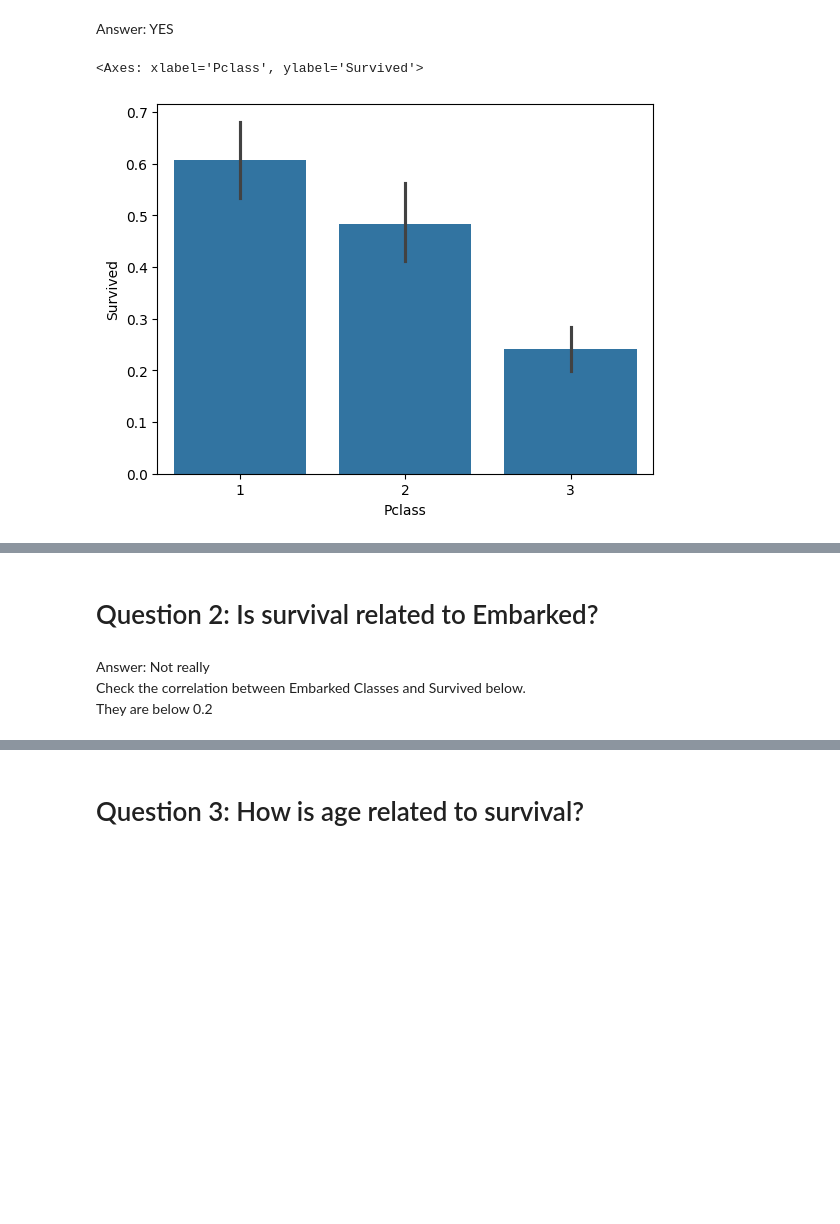
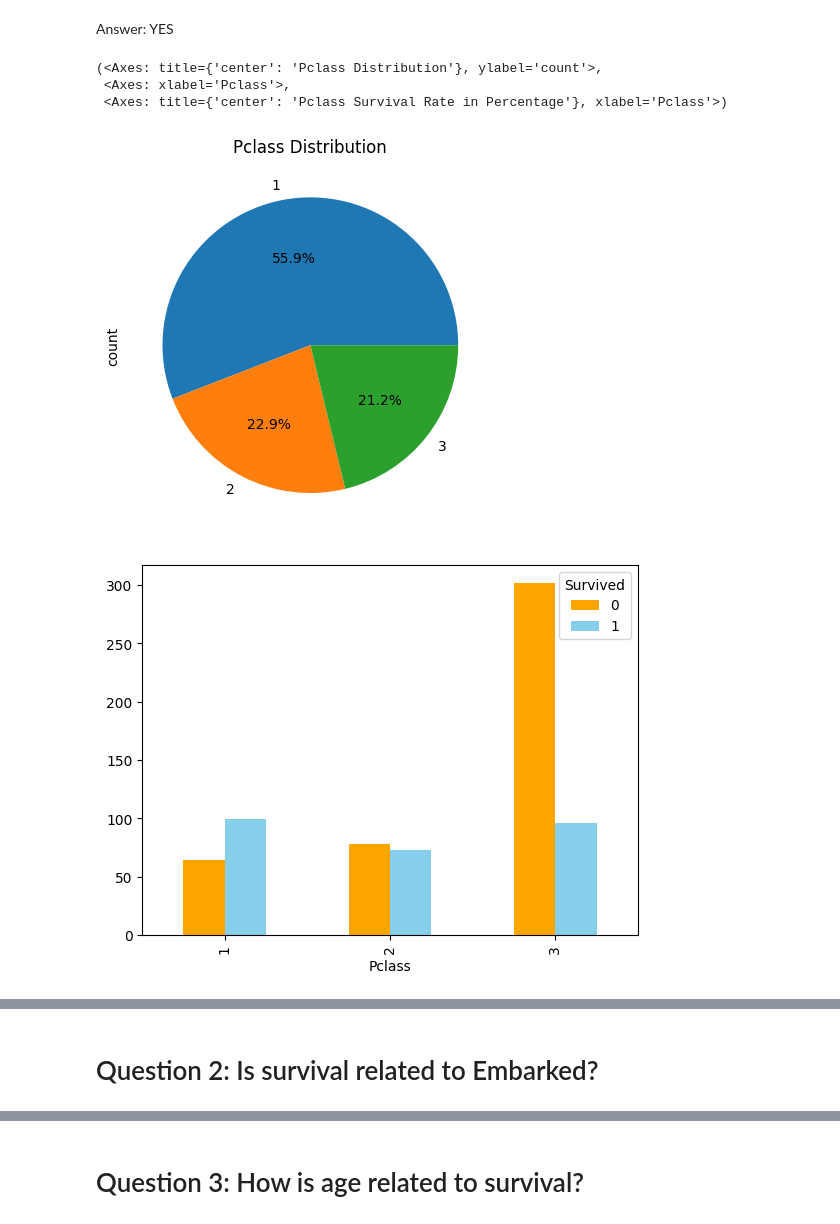
Before and after one commit to kei5uke/ntnu-ml-in-practice, a Jupyter notebook: assignment/ex2a.ipynb, the cells around one changed output, grey strips where cells are left out. Saved outputs shown, nothing was run; the diff lists cells and outputs as text; code cells hidden in the pictures; blank space fills up the shorter version.

```diff
--- a/assignment/ex2a.ipynb
+++ b/assignment/ex2a.ipynb
@@ -49,9 +123,11 @@ plt.show()
 # Question 1: Did first-class passengers survive more?
 # %% [markdown]
 Answer: YES
-# %%
-# Show the relevant statistics or visualization(s) to support your answer
-sns.barplot(x='Pclass', y='Survived', data=data)
-# %% [output]
-<Axes: xlabel='Pclass', ylabel='Survived'>
-[figure, removed]
+# %%
+generate_graph(data, 'Pclass')
+# %% [output]
+(<Axes: title={'center': 'Pclass Distribution'}, ylabel='count'>,
+ <Axes: xlabel='Pclass'>,
+ <Axes: title={'center': 'Pclass Survival Rate in Percentage'}, xlabel='Pclass'>)
+[figure, added]
+[figure, added]
@@ -58,6 +135,2 @@ sns.barplot(x='Pclass', y='Survived', data=data)
 # %% [markdown]
 # Question 2: Is survival related to Embarked?
-# %% [markdown]
-Answer: Not really
-Check the correlation between Embarked Classes and Survived below.
-They are below 0.2
```
Also changed, not shown: parts of 29 cells of this notebook.
